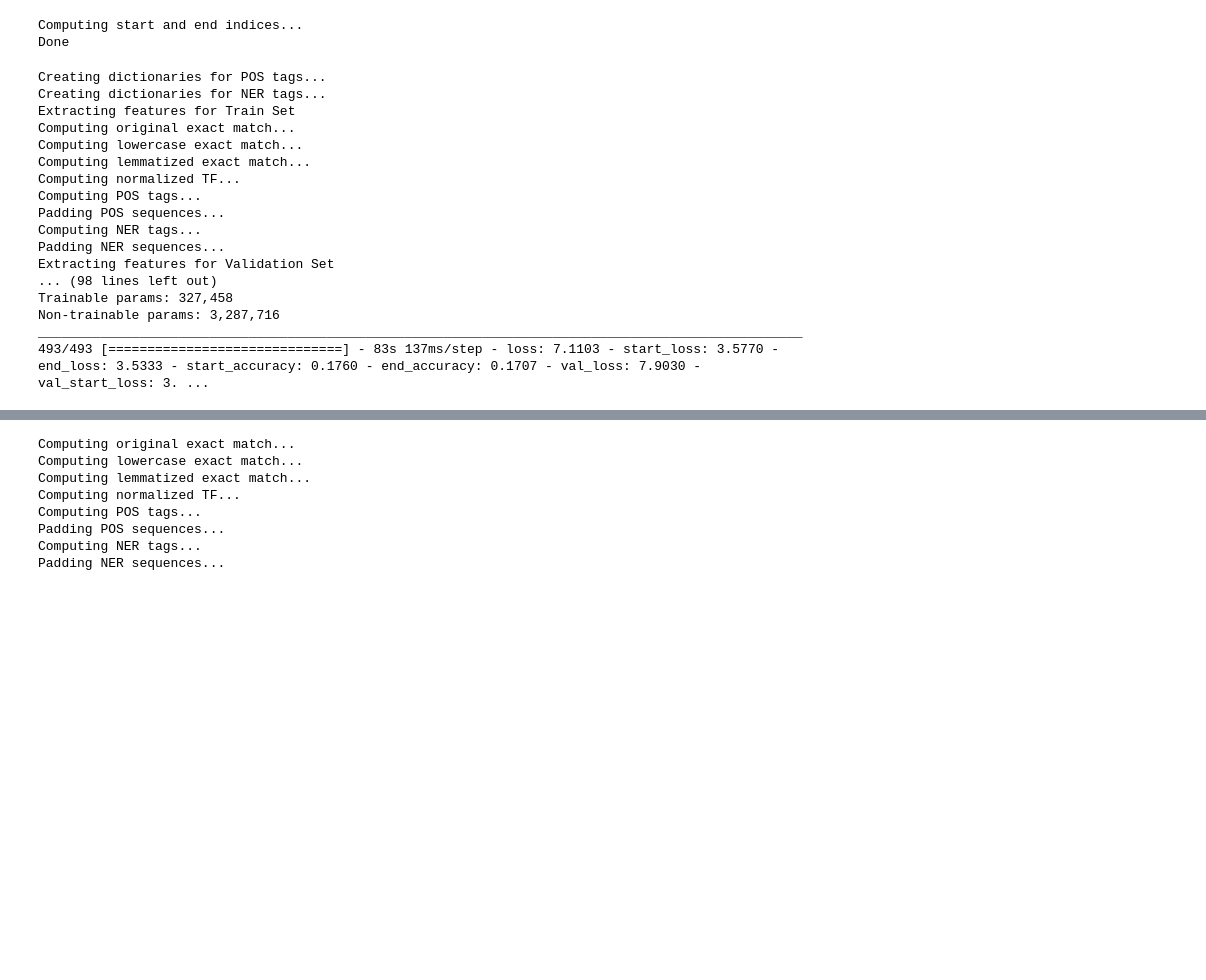
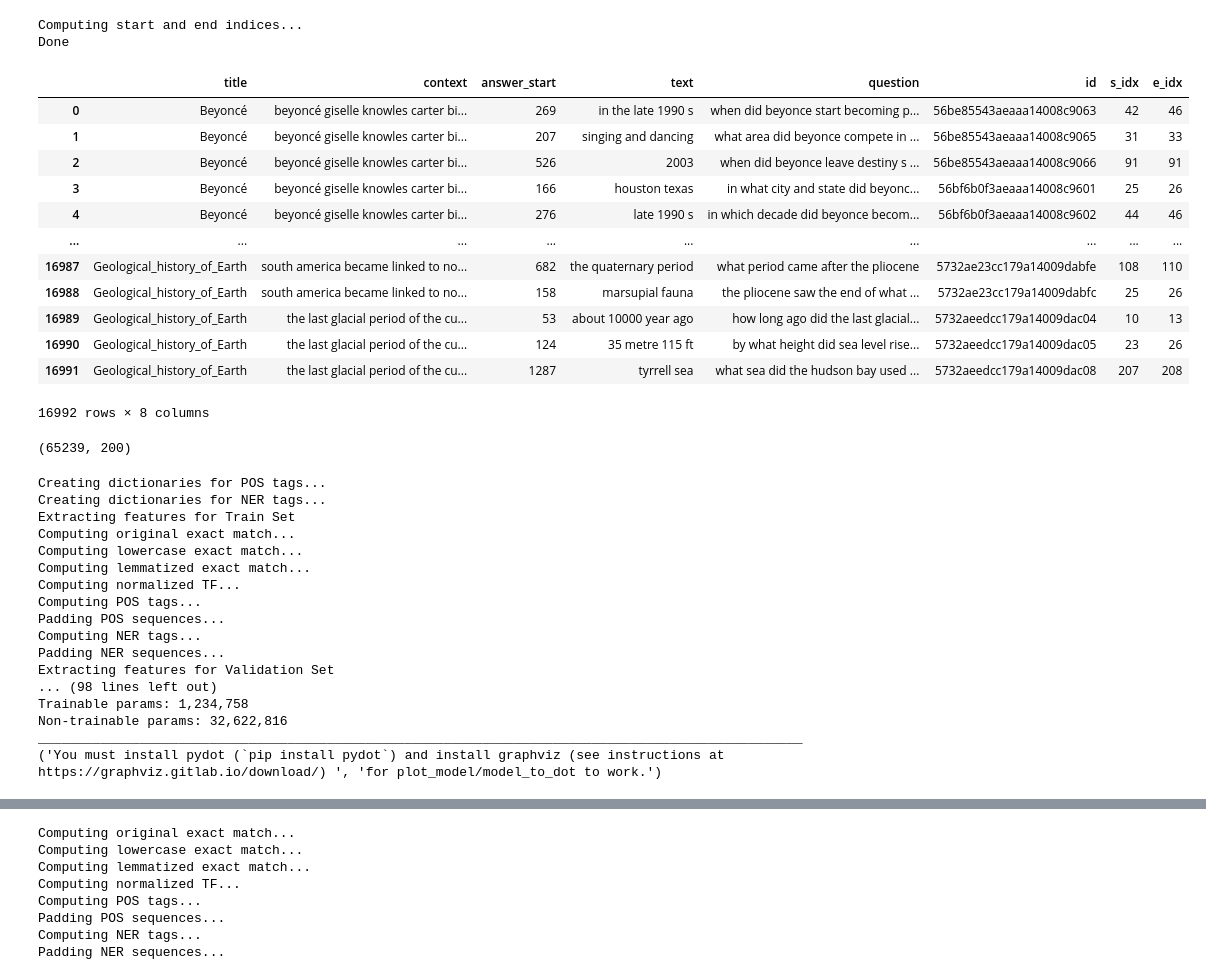
Before and after one commit to FrancescoFarinola/Question-Answering-SQuAD, a Jupyter notebook: main_for_training.ipynb, the cells around one changed output, grey strips where cells are left out. Drawn from its saved outputs; the diff is of its cells as text; code cells hidden in the pictures; blank space fills up the shorter version.

```diff
--- a/main_for_training.ipynb
+++ b/main_for_training.ipynb
@@ -33,7 +27,6 @@ You can now load the model via spacy.load('en_core_web_sm')
 # %%
 print("Loading dataset...")
 dataframe = load_data.load_dataset()
-dataframe = dataframe[:5000]
 print(dataframe.shape)
 # %% [output]
 Loading dataset...
@@ -157,6 +143,26 @@ print("Done")
 # %% [output]
 Computing start and end indices...
 Done
+# %%
+val_df1
+# %% [output]
+|  | title | context | answer_start | text | question | id | s_idx | e_idx |
+| 0 | Beyoncé | beyoncé giselle knowles carter bi... | 269 | in the late 1990 s | when did beyonce start becoming p... | 56be85543aeaaa14008c9063 | 42 | 46 |
+| 1 | Beyoncé | beyoncé giselle knowles carter bi... | 207 | singing and dancing | what area did beyonce compete in ... | 56be85543aeaaa14008c9065 | 31 | 33 |
+| 2 | Beyoncé | beyoncé giselle knowles carter bi... | 526 | 2003 | when did beyonce leave destiny s ... | 56be85543aeaaa14008c9066 | 91 | 91 |
+| 3 | Beyoncé | beyoncé giselle knowles carter bi... | 166 | houston texas | in what city and state did beyonc... | 56bf6b0f3aeaaa14008c9601 | 25 | 26 |
+| 4 | Beyoncé | beyoncé giselle knowles carter bi... | 276 | late 1990 s | in which decade did beyonce becom... | 56bf6b0f3aeaaa14008c9602 | 44 | 46 |
+| ... | ... | ... | ... | ... | ... | ... | ... | ... |
+| 16987 | Geological_history_of_Earth | south america became linked to no... | 682 | the quaternary period | what period came after the pliocene | 5732ae23cc179a14009dabfe | 108 | 110 |
+| 16988 | Geological_history_of_Earth | south america became linked to no... | 158 | marsupial fauna | the pliocene saw the end of what ... | 5732ae23cc179a14009dabfc | 25 | 26 |
+| 16989 | Geological_history_of_Earth | the last glacial period of the cu... | 53 | about 10000 year ago | how long ago did the last glacial... | 5732aeedcc179a14009dac04 | 10 | 13 |
+| 16990 | Geological_history_of_Earth | the last glacial period of the cu... | 124 | 35 metre 115 ft | by what height did sea level rise... | 5732aeedcc179a14009dac05 | 23 | 26 |
+| 16991 | Geological_history_of_Earth | the last glacial period of the cu... | 1287 | tyrrell sea | what sea did the hudson bay used ... | 5732aeedcc179a14009dac08 | 207 | 208 |
+16992 rows × 8 columns
+# %%
+embedding_matrix.shape
+# %% [output]
+(65239, 200)
 # %%
 #save weights instead of saving entire model
 
@@ -188,7 +194,7 @@ elif MODEL == 'drqa':
 
     model.compile(loss='categorical_crossentropy', optimizer='nadam', metrics='accuracy')
     model.summary()
-    plot_model(model, rankdir='TB', show_shapes=True, show_dtype=True, to_file="/models/drqa.png")
+    plot_model(model, rankdir='TB', show_shapes=True, show_dtype=True, to_file=f"{MODELS_DIR}/drqa.png")
 
     tr_s_one = one_hot(train_df1.s_idx, depth=MAX_CONTEXT_LENGTH)
     tr_e_one = one_hot(train_df1.e_idx, depth=MAX_CONTEXT_LENGTH)
@@ -204,7 +210,7 @@ elif MODEL == 'drqa':
     y_val = {'start': val_s_one, 'end': val_e_one}
 
     mycb = EarlyStopping(patience=5, restore_best_weights=True)
-    model.fit(x_tr, y_tr, validation_data=(x_val, y_val), epochs=EPOCHS, batch_size=16, callbacks=[mycb])
+    model.fit(x_tr, y_tr, validation_data=(x_val, y_val), epochs=EPOCHS, batch_size=BATCH_SIZE, callbacks=[mycb])
     model.save_weights(f"{MODELS_DIR}/drqa_weights.h5")
 
 elif MODEL == "bidaf":
@@ -215,7 +221,7 @@ elif MODEL == "bidaf":
 
     model.compile(loss='categorical_crossentropy', optimizer='nadam', metrics='accuracy')
     model.summary()
-    plot_model(model, rankdir='TB', show_shapes=True, show_dtype=True, to_file="./models/bidaf.png")
+    plot_model(model, rankdir='TB', show_shapes=True, show_dtype=True, to_file=f"{MODELS_DIR}/bidaf.png")
 
     tr_s_one = one_hot(train_df1.s_idx, depth=MAX_CONTEXT_LENGTH)
     tr_e_one = one_hot(train_df1.e_idx, depth=MAX_CONTEXT_LENGTH)
@@ -230,7 +236,7 @@ elif MODEL == "bidaf":
 
     mycb = EarlyStopping(patience=5, restore_best_weights=True)
 
-    model.fit(x_tr, y_tr, validation_data=(x_val, y_val), epochs=EPOCHS, batch_size=16, callbacks=[mycb])
+    model.fit(x_tr, y_tr, validation_data=(x_val, y_val), epochs=EPOCHS, batch_size=BATCH_SIZE, callbacks=[mycb])
     model.save(f"{MODELS_DIR}/bidaf_weights.h5")
 
 elif MODEL == "our_model":
@@ -263,7 +269,7 @@ elif MODEL == "our_model":
 
     model.compile(loss='categorical_crossentropy', optimizer='nadam', metrics='accuracy')
     model.summary()
-    plot_model(model, rankdir='TB', show_shapes=True, show_dtype=True, to_file="./models/our_model.png")
+    plot_model(model, rankdir='TB', show_shapes=True, show_dtype=True, to_file=f"{MODELS_DIR}/our_model.png")
 
     tr_s_one = one_hot(train_df1.s_idx, depth=MAX_CONTEXT_LENGTH)
     tr_e_one = one_hot(train_df1.e_idx, depth=MAX_CONTEXT_LENGTH)
@@ -296,7 +302,7 @@ Computing NER tags...
 Padding NER sequences...
 Extracting features for Validation Set
 ... (98 lines left out)
-Trainable params: 327,458
-Non-trainable params: 3,287,716
+Trainable params: 1,234,758
+Non-trainable params: 32,622,816
 __________________________________________________________________________________________________
-493/493 [==============================] - 83s 137ms/step - loss: 7.1103 - start_loss: 3.5770 - end_loss: 3.5333 - start_accuracy: 0.1760 - end_accuracy: 0.1707 - val_loss: 7.9030 - val_start_loss: 3. ...
+('You must install pydot (`pip install pydot`) and install graphviz (see instructions at https://graphviz.gitlab.io/download/) ', 'for plot_model/model_to_dot to work.')
```
Also changed, not shown: parts of 13 cells of this notebook.
